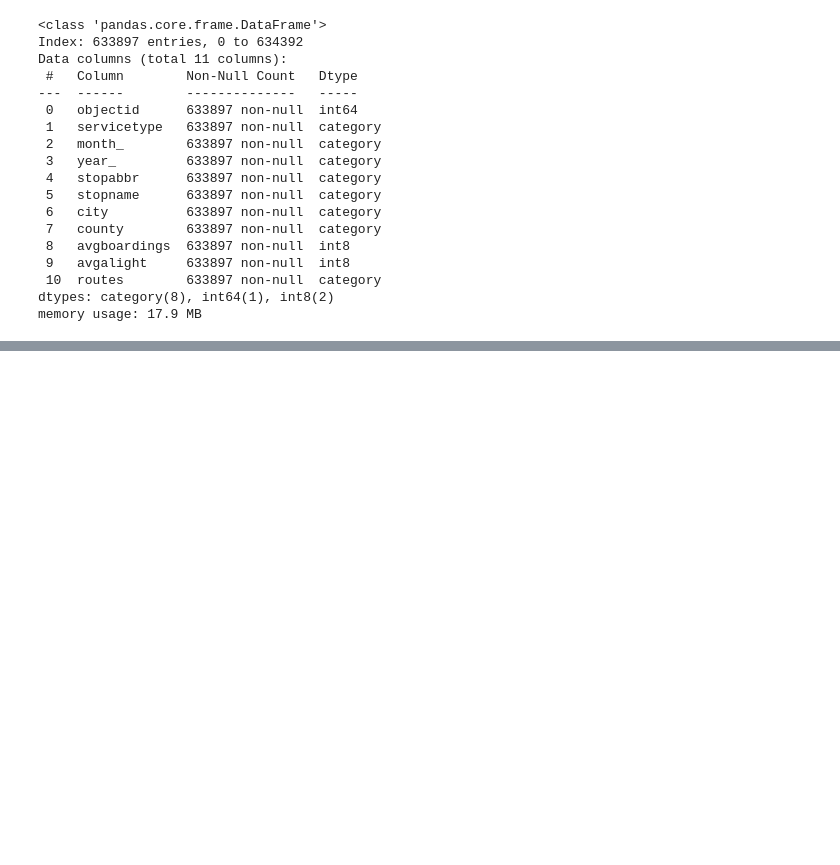
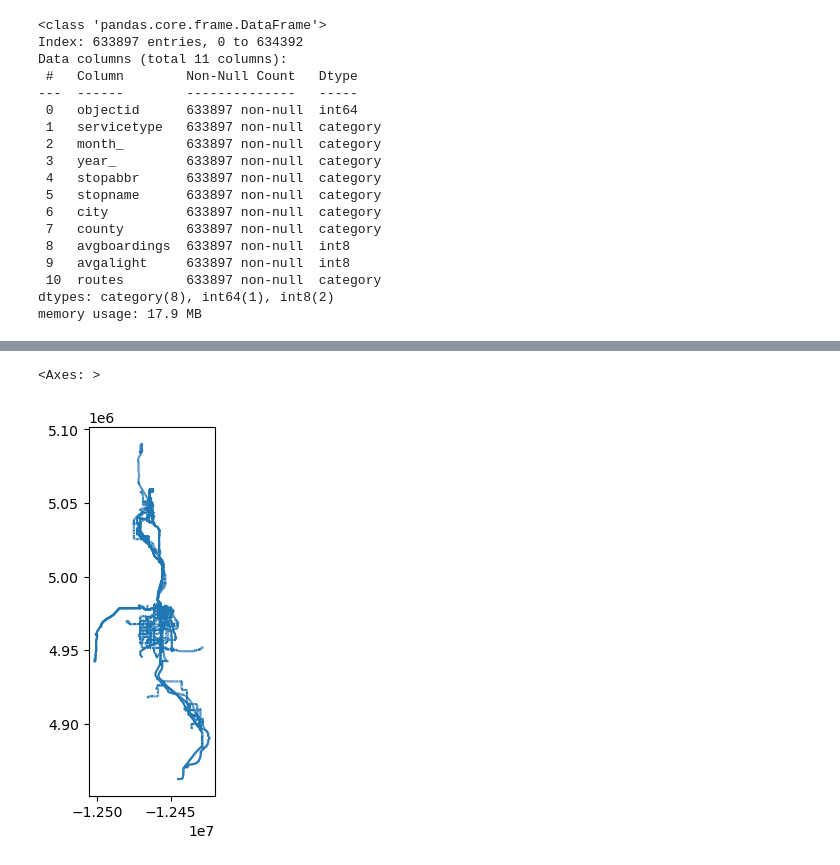
Before and after one commit to vanslykeaudio/Portfolio, a Jupyter notebook: UTA_Projects/Project_1/Project1_DataCleaning.ipynb, the cells around one changed output, grey strips where cells are left out. Drawn from its saved outputs; the diff is of its cells as text; code cells hidden in the pictures; blank space fills up the shorter version.

Commit message:
imported mapping data and generated rough graphics from it

```diff
--- a/UTA_Projects/Project_1/Project1_DataCleaning.ipynb
+++ b/UTA_Projects/Project_1/Project1_DataCleaning.ipynb
@@ -330,0 +340,5 @@ memory usage: 17.9 MB
+# %%
+UTA_Mode_Level_Boardings_Map = gpd.read_file('../Data_RAW/uta_mode_level_boardings_weekday_averages/UTA_Mode_Level_Boardings.shp')
+UTA_Route_Level_Boardings_Map = gpd.read_file('../Data_RAW/uta_route_level_ridership_table__monthly_counts/UTA_ROUTE_LEVEL_BOARDINGS.shp')
+UTA_Routes_and_Most_Recent_Ridership_Map = gpd.read_file('../Data_RAW/uta_routes_and_most_recent_ridership/UTA_ROUTES.shp')
+UTA_Stops_and_Most_Recent_Ridership_Map = gpd.read_file('../Data_RAW/uta_stops_and_most_recent_ridership/UTA_STOPS.shp')
@@ -330,0 +381,5 @@ memory usage: 17.9 MB
+# %%
+UTA_Routes_and_Most_Recent_Ridership_Map.plot()
+# %% [output]
+<Axes: >
+[figure, added]
```
Also changed, not shown: parts of 6 cells of this notebook, 1 other file.
